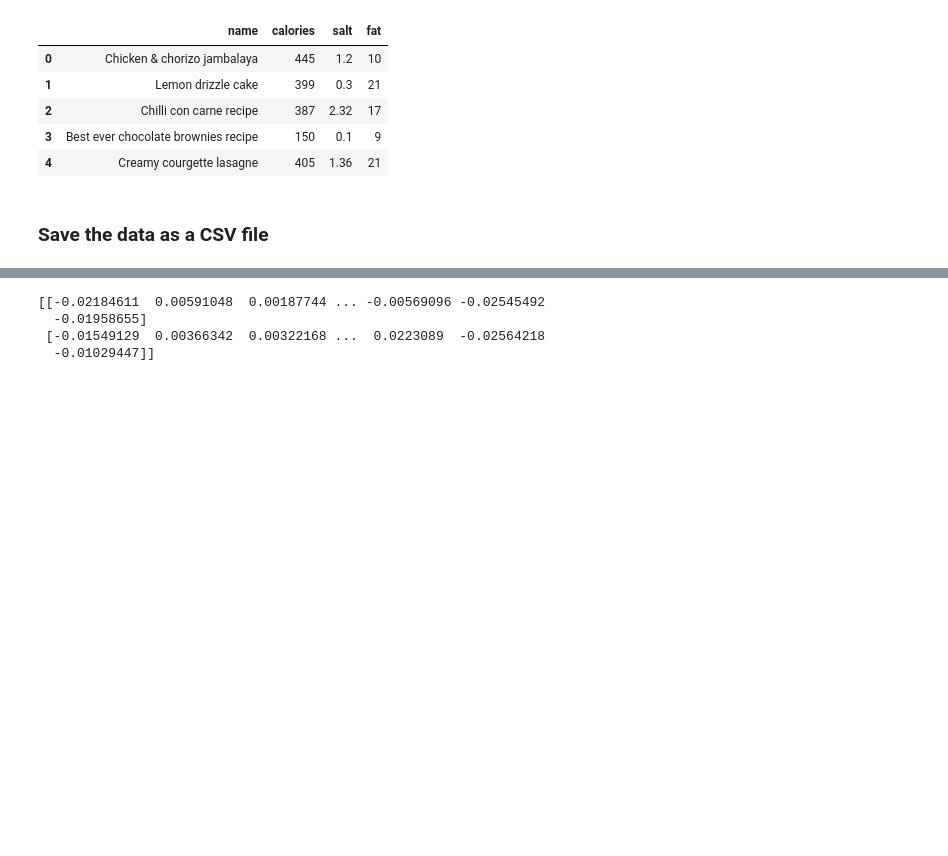
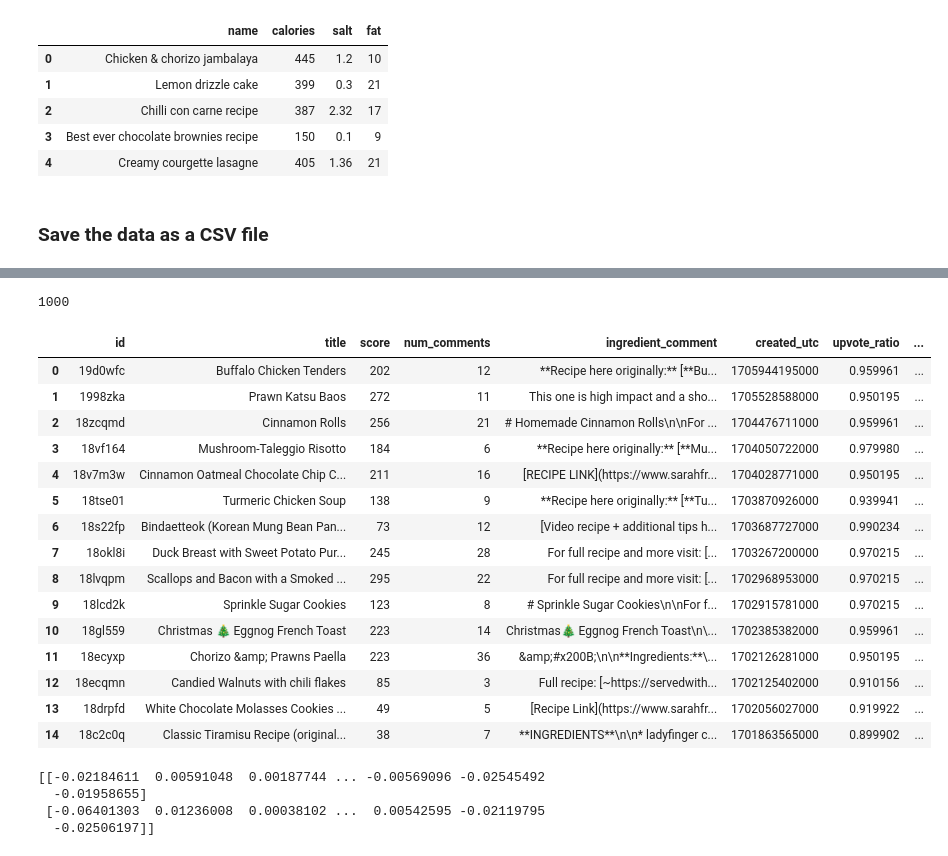
Before and after one commit to lse-ds105/ds105a-project-chadgpt, a Jupyter notebook: notebooks/04 Tests for Cosine Similarity.ipynb, the cells around one changed output, grey strips where cells are left out. Cells and saved outputs as stored; diff of their text form; code cells hidden in the pictures; blank space fills up the shorter version.

```diff
--- a/notebooks/04 Tests for Cosine Similarity.ipynb
+++ b/notebooks/04 Tests for Cosine Similarity.ipynb
@@ -194,0 +83,3 @@ TypeError: 'NoneType' object is not subscriptable
+# %%
+df_bbc = pd.read_csv('../data/bbc_data.csv')
+df_bbc.head()
@@ -194,0 +93,48 @@ TypeError: 'NoneType' object is not subscriptable
+# %%
+len(df_filtered)
+# %% [output]
+1000
+# %%
+from sentence_transformers import SentenceTransformer
+from sklearn.metrics.pairwise import cosine_similarity
+
+df_reddit_test = df_filtered.head(15).copy()
+model = SentenceTransformer('sentence-transformers/all-mpnet-base-v2')
+similarity_threshold = 0.75
+merge_columns = ['name', 'calories', 'fat', 'salt']
+
+# Encode titles using Sentence Transformer
+embeddings_reddit = model.encode(df_reddit_test['title'].tolist())
+embeddings_bbc = model.encode(df_bbc['name'].tolist())
+
+# Calculate cosine similarity matrix
+cosine_sim_matrix = cosine_similarity(embeddings_reddit, embeddings_bbc)
+
+# Find the indices and values of the maximum similarity in each row
+max_similarity_indices = cosine_sim_matrix.argmax(axis=1)
+max_similarity_values = cosine_sim_matrix.max(axis=1)
+
+# Mask indices where the similarity is below the threshold
+mask = max_similarity_values > similarity_threshold
+
+# Merge columns based on the max similarity
+df_reddit_test.loc[mask, merge_columns] = df_bbc.iloc[max_similarity_indices[mask]][merge_columns].values
+
+df_reddit_test
+# %% [output]
+|  | id | title | score | num_comments | ingredient_comment | created_utc | upvote_ratio | ... |
+| 0 | 19d0wfc | Buffalo Chicken Tenders | 202 | 12 | **Recipe here originally:** [**Bu... | 1705944195000 | 0.959961 | ... |
+| 1 | 1998zka | Prawn Katsu Baos | 272 | 11 | This one is high impact and a sho... | 1705528588000 | 0.950195 | ... |
+| 2 | 18zcqmd | Cinnamon Rolls | 256 | 21 | # Homemade Cinnamon Rolls\n\nFor ... | 1704476711000 | 0.959961 | ... |
+| 3 | 18vf164 | Mushroom-Taleggio Risotto | 184 | 6 | **Recipe here originally:** [**Mu... | 1704050722000 | 0.979980 | ... |
+| 4 | 18v7m3w | Cinnamon Oatmeal Chocolate Chip C... | 211 | 16 | [RECIPE LINK](https://www.sarahfr... | 1704028771000 | 0.950195 | ... |
+| 5 | 18tse01 | Turmeric Chicken Soup | 138 | 9 | **Recipe here originally:** [**Tu... | 1703870926000 | 0.939941 | ... |
+| 6 | 18s22fp | Bindaetteok (Korean Mung Bean Pan... | 73 | 12 | [Video recipe + additional tips h... | 1703687727000 | 0.990234 | ... |
+| 7 | 18okl8i | Duck Breast with Sweet Potato Pur... | 245 | 28 | For full recipe and more visit: [... | 1703267200000 | 0.970215 | ... |
+| 8 | 18lvqpm | Scallops and Bacon with a Smoked ... | 295 | 22 | For full recipe and more visit: [... | 1702968953000 | 0.970215 | ... |
+| 9 | 18lcd2k | Sprinkle Sugar Cookies | 123 | 8 | # Sprinkle Sugar Cookies\n\nFor f... | 1702915781000 | 0.970215 | ... |
+| 10 | 18gl559 | Christmas 🎄 Eggnog French Toast | 223 | 14 | Christmas🎄 Eggnog French Toast\n\... | 1702385382000 | 0.959961 | ... |
+| 11 | 18ecyxp | Chorizo &amp; Prawns Paella | 223 | 36 | &amp;#x200B;\n\n**Ingredients:**\... | 1702126281000 | 0.950195 | ... |
+| 12 | 18ecqmn | Candied Walnuts with chili flakes | 85 | 3 | Full recipe: [~https://servedwith... | 1702125402000 | 0.910156 | ... |
+| 13 | 18drpfd | White Chocolate Molasses Cookies ... | 49 | 5 | [Recipe Link](https://www.sarahfr... | 1702056027000 | 0.919922 | ... |
+| 14 | 18c2c0q | Classic Tiramisu Recipe (original... | 38 | 7 | **INGREDIENTS**\n\n* ladyfinger c... | 1701863565000 | 0.899902 | ... |
@@ -195,7 +143,6 @@ TypeError: 'NoneType' object is not subscriptable
 # %%
 title1 = "Creamy Lemon-Basil Chicken Pasta"
-title2 = "Chicken & bacon pasta"
-
+title2 = "Quick &amp; Easy Nut Brittle"
 from sentence_transformers import SentenceTransformer
 sentences = [title1, title2]
 
@@ -205,8 +152,8 @@ print(embeddings)
 # %% [output]
 [[-0.02184611  0.00591048  0.00187744 ... -0.00569096 -0.02545492
   -0.01958655]
- [-0.01549129  0.00366342  0.00322168 ...  0.0223089  -0.02564218
-  -0.01029447]]
+ [-0.06401303  0.01236008  0.00038102 ...  0.00542595 -0.02119795
+  -0.02506197]]
 # %%
 from sklearn.metrics.pairwise import cosine_similarity
 embedding1 = embeddings[0].reshape(1, -1)
```
Also changed, not shown: parts of 8 cells of this notebook, 4 other files.
